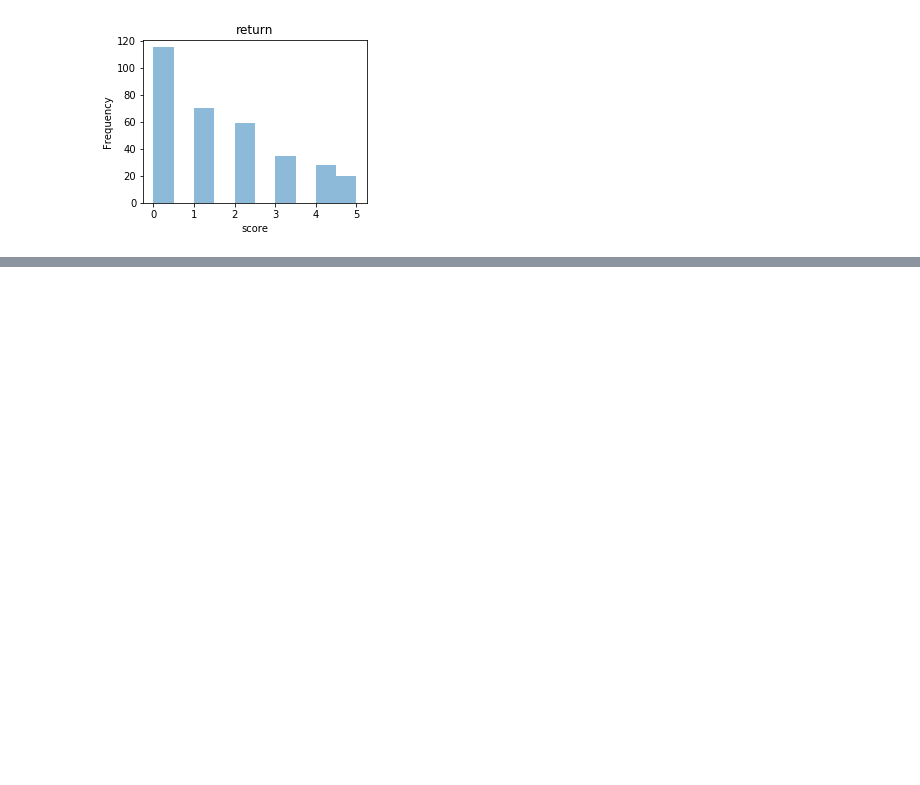
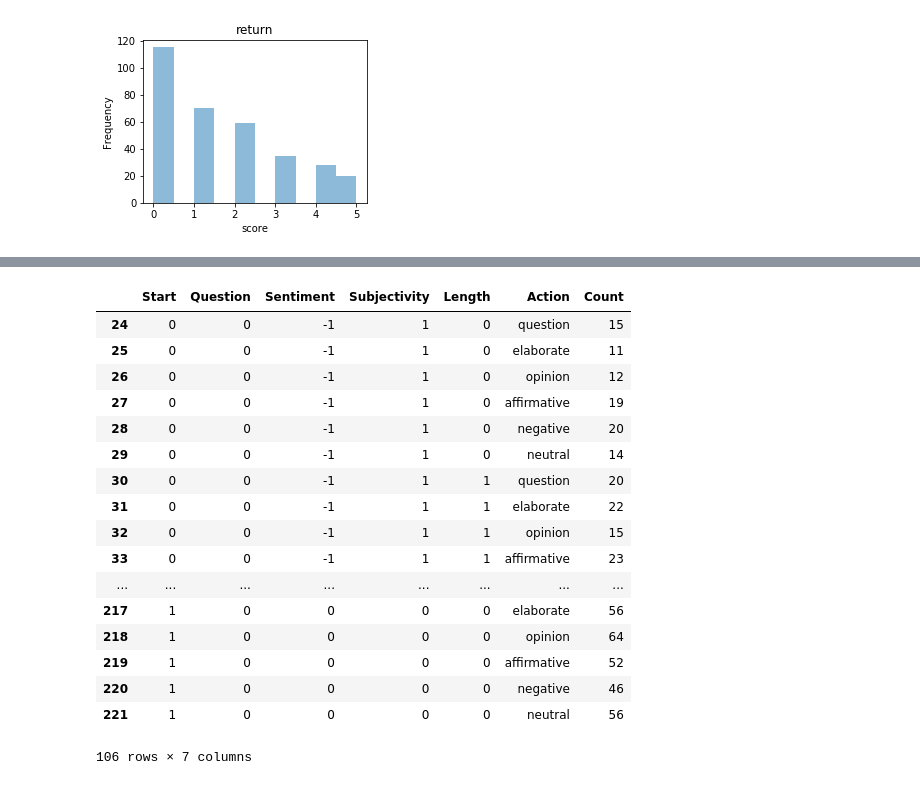
Before and after one commit to MollyZhang/Reinforcement_learning_NLP, a Jupyter notebook: molly/data_explore.ipynb, the cells around one changed output, grey strips where cells are left out. Cells and saved outputs as stored; diff of their text form; code cells hidden in the pictures; blank space fills up the shorter version.

```diff
--- a/molly/data_explore.ipynb
+++ b/molly/data_explore.ipynb
@@ -40,0 +75,21 @@ for category in categories:
+# %%
+df_count[df_count["Count"]!=0]
+# %% [output]
+|  | Start | Question | Sentiment | Subjectivity | Length | Action | Count |
+| 24 | 0 | 0 | -1 | 1 | 0 | question | 15 |
+| 25 | 0 | 0 | -1 | 1 | 0 | elaborate | 11 |
+| 26 | 0 | 0 | -1 | 1 | 0 | opinion | 12 |
+| 27 | 0 | 0 | -1 | 1 | 0 | affirmative | 19 |
+| 28 | 0 | 0 | -1 | 1 | 0 | negative | 20 |
+| 29 | 0 | 0 | -1 | 1 | 0 | neutral | 14 |
+| 30 | 0 | 0 | -1 | 1 | 1 | question | 20 |
+| 31 | 0 | 0 | -1 | 1 | 1 | elaborate | 22 |
+| 32 | 0 | 0 | -1 | 1 | 1 | opinion | 15 |
+| 33 | 0 | 0 | -1 | 1 | 1 | affirmative | 23 |
+| ... | ... | ... | ... | ... | ... | ... | ... |
+| 217 | 1 | 0 | 0 | 0 | 0 | elaborate | 56 |
+| 218 | 1 | 0 | 0 | 0 | 0 | opinion | 64 |
+| 219 | 1 | 0 | 0 | 0 | 0 | affirmative | 52 |
+| 220 | 1 | 0 | 0 | 0 | 0 | negative | 46 |
+| 221 | 1 | 0 | 0 | 0 | 0 | neutral | 56 |
+106 rows × 7 columns
```
Also changed, not shown: parts of 5 cells of this notebook.
